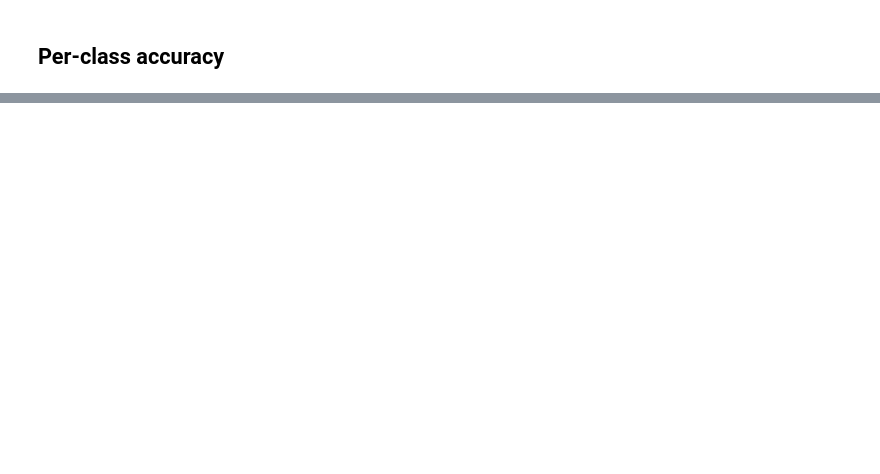
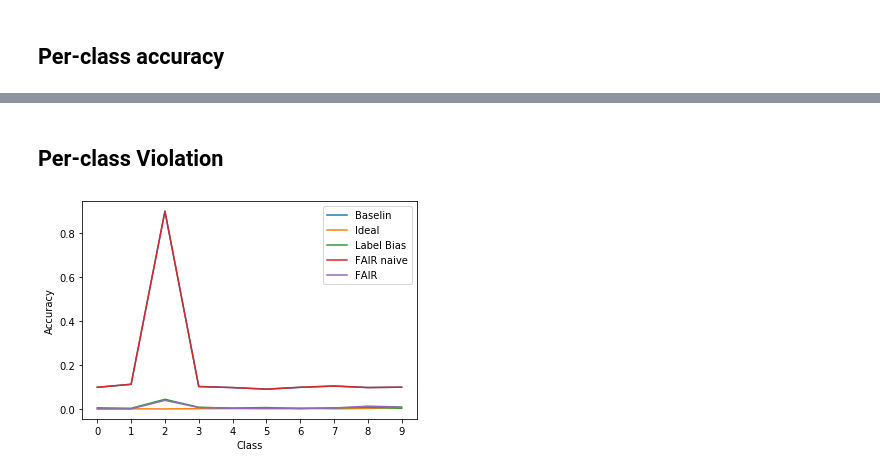
Before and after one commit to eric-yoo/FAIR, a Jupyter notebook: Parser.ipynb, the cells around one changed output, grey strips where cells are left out. Drawn from its saved outputs; the diff is of its cells as text; code cells hidden in the pictures; blank space fills up the shorter version.

```diff
--- a/Parser.ipynb
+++ b/Parser.ipynb
@@ -110,0 +198,6 @@ plot2(accs_cls)
+# %% [markdown]
+## Per-class Violation
+# %%
+plot3(violations_T, iteration=5)
+# %% [output]
+[figure, added]
```
Also changed, not shown: parts of 11 cells of this notebook.
